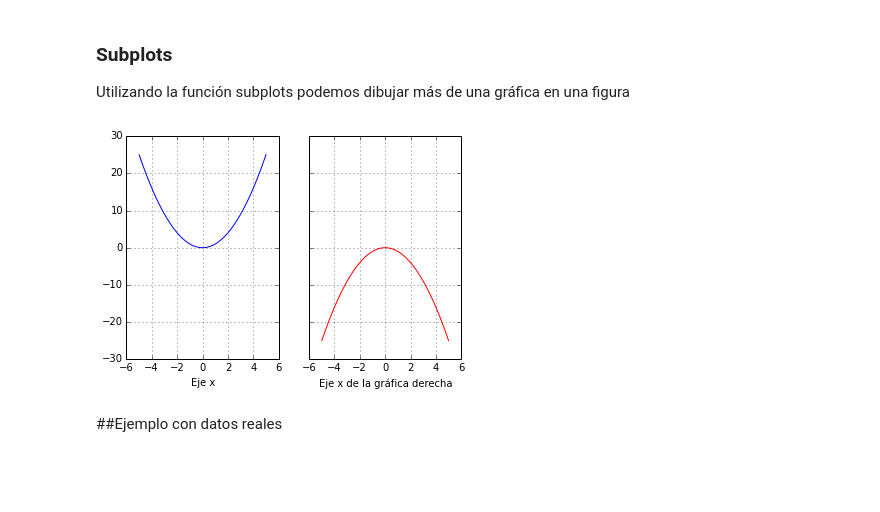
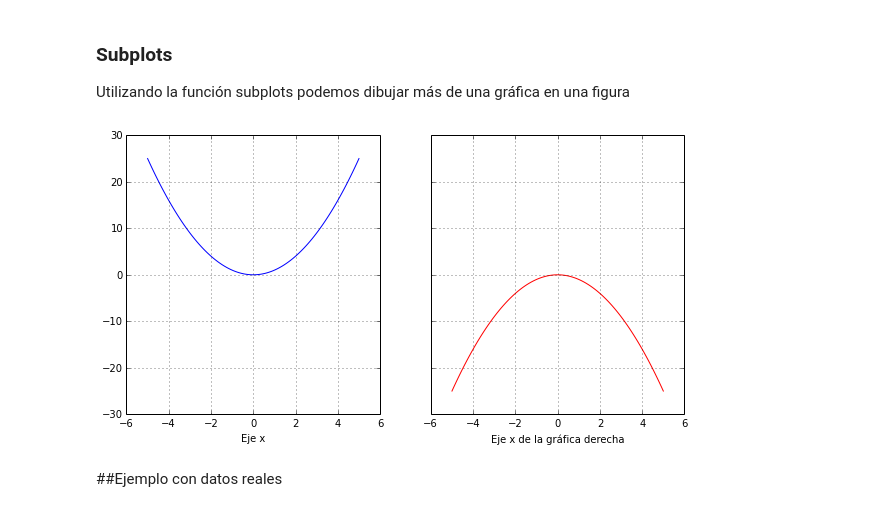
Before and after one commit to agpelliza/python-para-cientificos, a Jupyter notebook: 3_matplotlib.ipynb, the cells around one changed output. Drawn from its saved outputs; the diff is of its cells as text; code cells hidden in the pictures; blank space fills up the shorter version.

```diff
--- a/3_matplotlib.ipynb
+++ b/3_matplotlib.ipynb
@@ -141,16 +141,18 @@ fig.savefig("figura2d")
 Utilizando la función subplots podemos dibujar más de una gráfica en una figura
 # %%
 fig, (axes1, axes2) = plt.subplots(1, 2, sharey=True)
+
+fig.set_size_inches(10,5)
 
 axes1.plot(x, x**2, color="blue")
 axes1.set_xlabel("Eje x")
 axes1.grid(True)
 
 axes2.plot(x, -x**2, 'r')
 axes2.set_xlabel(u"Eje x de la gráfica derecha")
 axes2.grid(True)
 # %% [output]
-[figure, old version]
+[figure, new version]
 # %% [markdown]
 ##Ejemplo con datos reales
 # %%
```
Also changed, not shown: parts of 6 cells of this notebook, 1 other file.
